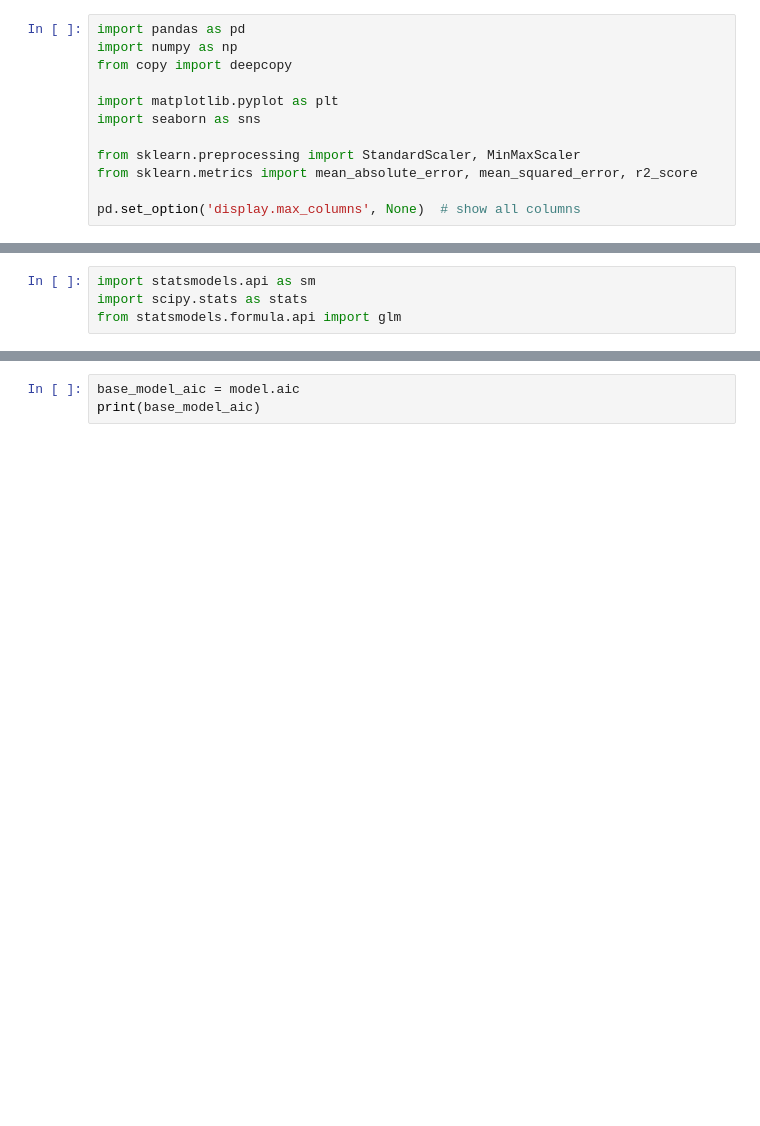
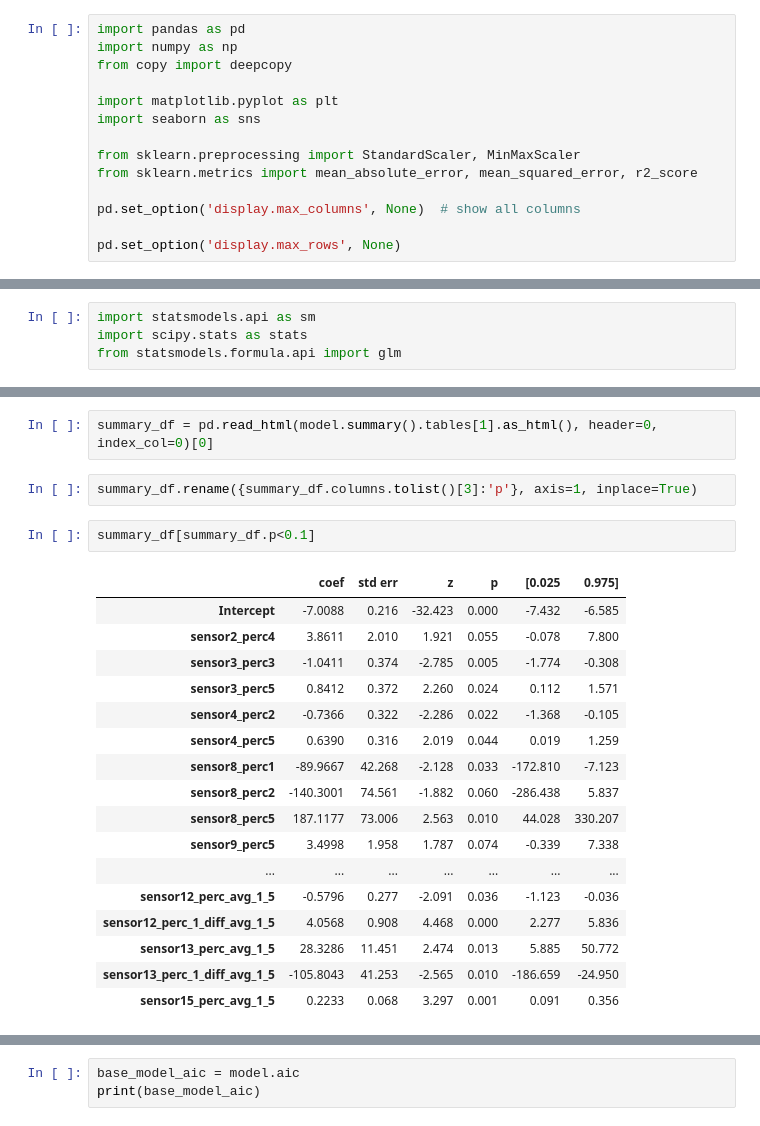
Before and after one commit to egehanyorulmaz/nasa-turbofan-engine-rul-prediction, a Jupyter notebook: LogisticRegression.ipynb, the cells around one changed output, grey strips where cells are left out. Saved outputs shown, nothing was run; the diff lists cells and outputs as text; blank space fills up the shorter version.

```diff
--- a/LogisticRegression.ipynb
+++ b/LogisticRegression.ipynb
@@ -13,6 +13,8 @@ from sklearn.preprocessing import StandardScaler, MinMaxScaler
 from sklearn.metrics import mean_absolute_error, mean_squared_error, r2_score
 
 pd.set_option('display.max_columns', None)  # show all columns
+
+pd.set_option('display.max_rows', None)
 # %%
 # define column names for easy indexing
 index_names = ['unit_num', 'time_cycles']
@@ -353,3 +355,27 @@ sensor20_perc_1_diff_avg_1_5    -0.1364      0.203     -0.671      0.502      -0
 sensor21_perc_avg_1_5           -0.0512      0.061     -0.845      0.398      -0.170       0.068
 sensor21_perc_1_diff_avg_1_5    -0.0775      0.204     -0.380      0.704      -0.477       0.322
 ================================================================================================
+# %%
+summary_df = pd.read_html(model.summary().tables[1].as_html(), header=0, index_col=0)[0]
+# %%
+summary_df.rename({summary_df.columns.tolist()[3]:'p'}, axis=1, inplace=True)
+# %%
+summary_df[summary_df.p<0.1]
+# %% [output]
+|  | coef | std err | z | p | [0.025 | 0.975] |
+| Intercept | -7.0088 | 0.216 | -32.423 | 0.000 | -7.432 | -6.585 |
+| sensor2_perc4 | 3.8611 | 2.010 | 1.921 | 0.055 | -0.078 | 7.800 |
+| sensor3_perc3 | -1.0411 | 0.374 | -2.785 | 0.005 | -1.774 | -0.308 |
+| sensor3_perc5 | 0.8412 | 0.372 | 2.260 | 0.024 | 0.112 | 1.571 |
+| sensor4_perc2 | -0.7366 | 0.322 | -2.286 | 0.022 | -1.368 | -0.105 |
+| sensor4_perc5 | 0.6390 | 0.316 | 2.019 | 0.044 | 0.019 | 1.259 |
+| sensor8_perc1 | -89.9667 | 42.268 | -2.128 | 0.033 | -172.810 | -7.123 |
+| sensor8_perc2 | -140.3001 | 74.561 | -1.882 | 0.060 | -286.438 | 5.837 |
+| sensor8_perc5 | 187.1177 | 73.006 | 2.563 | 0.010 | 44.028 | 330.207 |
+| sensor9_perc5 | 3.4998 | 1.958 | 1.787 | 0.074 | -0.339 | 7.338 |
+| ... | ... | ... | ... | ... | ... | ... |
+| sensor12_perc_avg_1_5 | -0.5796 | 0.277 | -2.091 | 0.036 | -1.123 | -0.036 |
+| sensor12_perc_1_diff_avg_1_5 | 4.0568 | 0.908 | 4.468 | 0.000 | 2.277 | 5.836 |
+| sensor13_perc_avg_1_5 | 28.3286 | 11.451 | 2.474 | 0.013 | 5.885 | 50.772 |
+| sensor13_perc_1_diff_avg_1_5 | -105.8043 | 41.253 | -2.565 | 0.010 | -186.659 | -24.950 |
+| sensor15_perc_avg_1_5 | 0.2233 | 0.068 | 3.297 | 0.001 | 0.091 | 0.356 |
```
Also changed, not shown: parts of 9 cells of this notebook.
